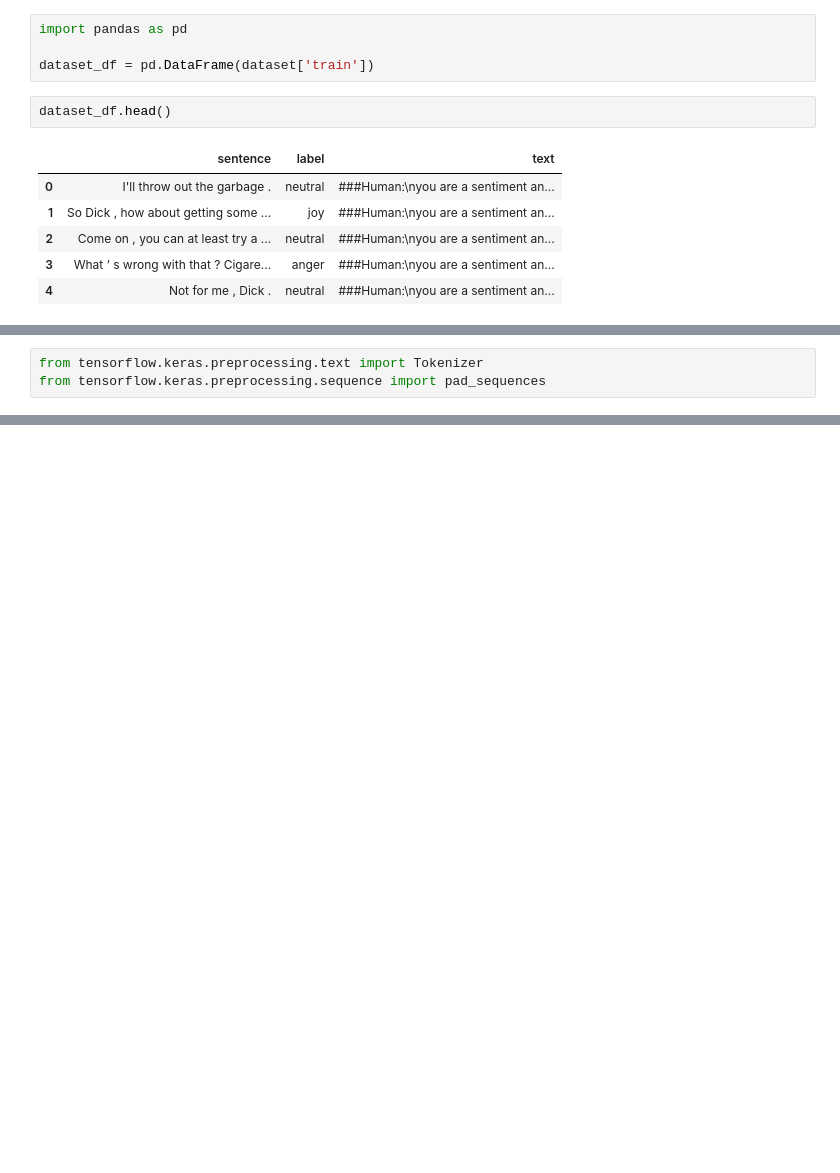
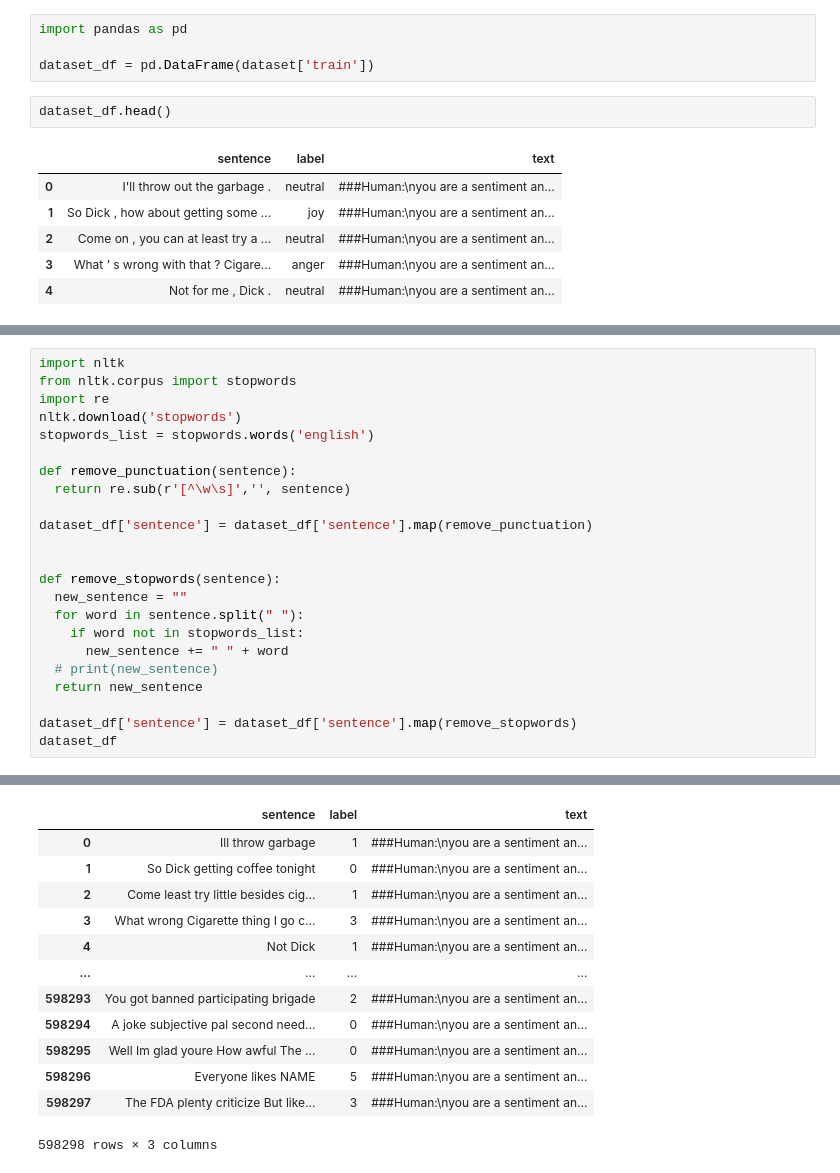
Before and after one commit to yasirfaizahmed/Text-Classification-models, a Jupyter notebook: models/text_sentimental_classification_1.ipynb, the cells around one changed output, grey strips where cells are left out. Cells and saved outputs as stored; diff of their text form; blank space fills up the shorter version.

```diff
--- a/models/text_sentimental_classification_1.ipynb
+++ b/models/text_sentimental_classification_1.ipynb
@@ -57,3 +57,24 @@ dataset_df.head()
-# %%
-from tensorflow.keras.preprocessing.text import Tokenizer
-from tensorflow.keras.preprocessing.sequence import pad_sequences
+# %%
+import nltk
+from nltk.corpus import stopwords
+import re
+nltk.download('stopwords')
+stopwords_list = stopwords.words('english')
+
+def remove_punctuation(sentence):
+  return re.sub(r'[^\w\s]','', sentence)
+
+dataset_df['sentence'] = dataset_df['sentence'].map(remove_punctuation)
+
+
+def remove_stopwords(sentence):
+  new_sentence = ""
+  for word in sentence.split(" "):
+    if word not in stopwords_list:
+      new_sentence += " " + word
+  # print(new_sentence)
+  return new_sentence
+
+dataset_df['sentence'] = dataset_df['sentence'].map(remove_stopwords)
+dataset_df
+# %% [output]
@@ -59,0 +83,13 @@ from tensorflow.keras.preprocessing.sequence import pad_sequences
+|  | sentence | label | text |
+| 0 | Ill throw garbage | 1 | ###Human:\nyou are a sentiment an... |
+| 1 | So Dick getting coffee tonight | 0 | ###Human:\nyou are a sentiment an... |
+| 2 | Come least try little besides cig... | 1 | ###Human:\nyou are a sentiment an... |
+| 3 | What wrong Cigarette thing I go c... | 3 | ###Human:\nyou are a sentiment an... |
+| 4 | Not Dick | 1 | ###Human:\nyou are a sentiment an... |
+| ... | ... | ... | ... |
+| 598293 | You got banned participating brigade | 2 | ###Human:\nyou are a sentiment an... |
+| 598294 | A joke subjective pal second need... | 0 | ###Human:\nyou are a sentiment an... |
+| 598295 | Well Im glad youre How awful The ... | 0 | ###Human:\nyou are a sentiment an... |
+| 598296 | Everyone likes NAME | 5 | ###Human:\nyou are a sentiment an... |
+| 598297 | The FDA plenty criticize But like... | 3 | ###Human:\nyou are a sentiment an... |
+598298 rows × 3 columns
```
Also changed, not shown: parts of 5 cells of this notebook.
